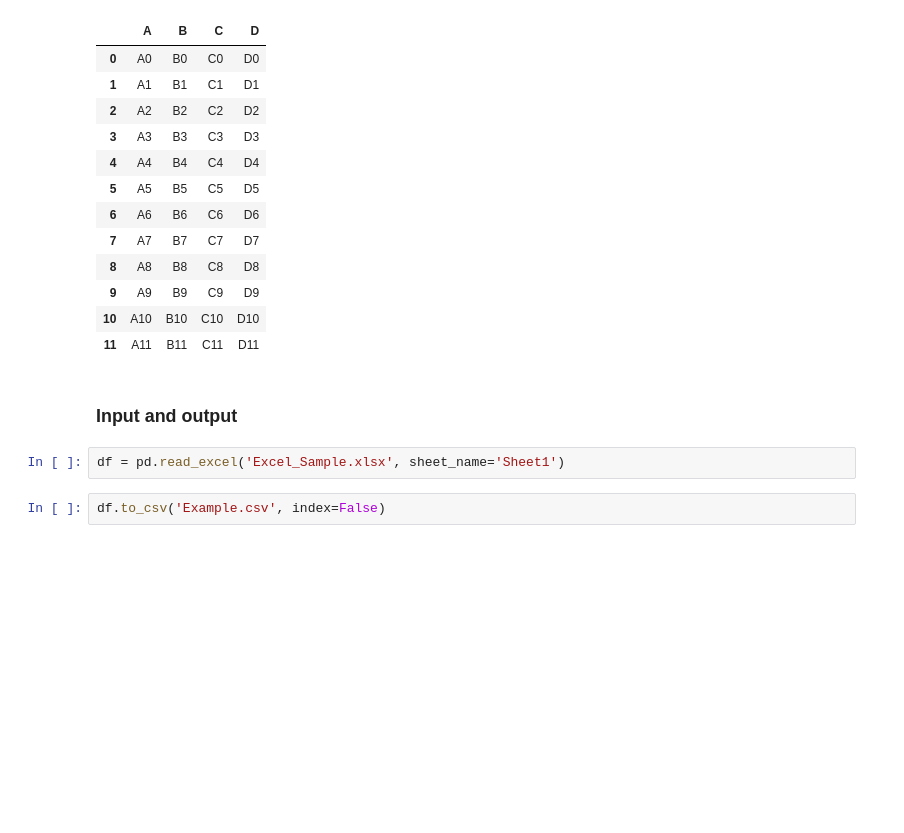
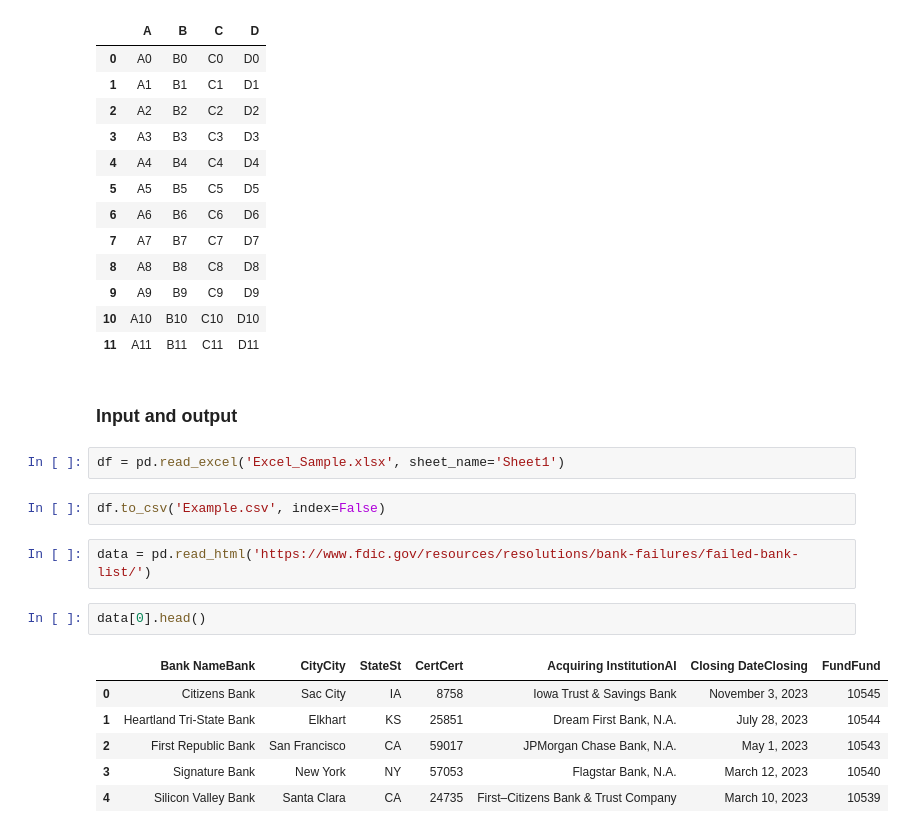
Before and after one commit to myk-francis/python-challenges-scripts, a Jupyter notebook: pandas/DataFrames.ipynb, the cells around one changed output. Cells and saved outputs as stored; diff of their text form; blank space fills up the shorter version.

```diff
--- a/pandas/DataFrames.ipynb
+++ b/pandas/DataFrames.ipynb
@@ -229,3 +229,14 @@ pd.concat([df1,df2,df3])
 df = pd.read_excel('Excel_Sample.xlsx', sheet_name='Sheet1')
 # %%
 df.to_csv('Example.csv', index=False)
+# %%
+data = pd.read_html('https://www.fdic.gov/resources/resolutions/bank-failures/failed-bank-list/')
+# %%
+data[0].head()
+# %% [output]
+|  | Bank NameBank | CityCity | StateSt | CertCert | Acquiring InstitutionAI | Closing DateClosing | FundFund |
+| 0 | Citizens Bank | Sac City | IA | 8758 | Iowa Trust & Savings Bank | November 3, 2023 | 10545 |
+| 1 | Heartland Tri-State Bank | Elkhart | KS | 25851 | Dream First Bank, N.A. | July 28, 2023 | 10544 |
+| 2 | First Republic Bank | San Francisco | CA | 59017 | JPMorgan Chase Bank, N.A. | May 1, 2023 | 10543 |
+| 3 | Signature Bank | New York | NY | 57053 | Flagstar Bank, N.A. | March 12, 2023 | 10540 |
+| 4 | Silicon Valley Bank | Santa Clara | CA | 24735 | First–Citizens Bank & Trust Company | March 10, 2023 | 10539 |
```
Also changed, not shown: 1 other file.
